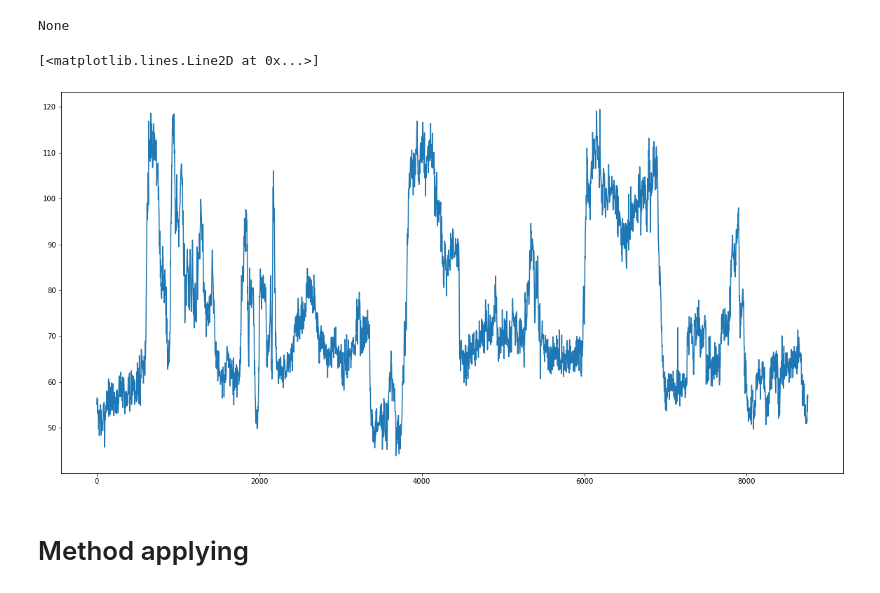
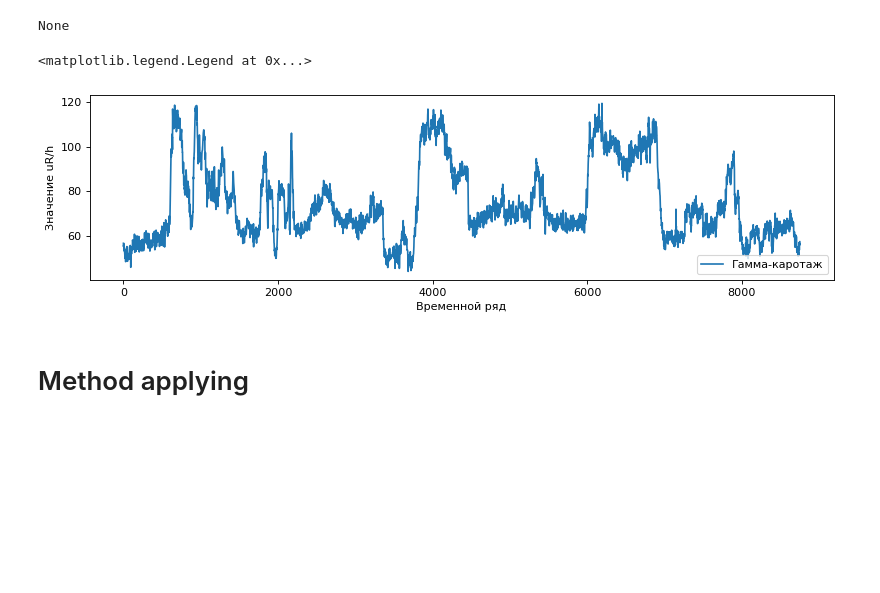
Before and after one commit to GishB/DirectionalDrillingChangePointDetection, a Jupyter notebook: experiments/1-D_Kalman_filter_experiment_local_data.ipynb, the cells around one changed output. Cells and saved outputs as stored; diff of their text form; code cells hidden in the pictures; blank space fills up the shorter version.

```diff
--- a/experiments/1-D_Kalman_filter_experiment_local_data.ipynb
+++ b/experiments/1-D_Kalman_filter_experiment_local_data.ipynb
@@ -85,8 +109,12 @@ None
 # %%
-plt.plot(time_series_test)
+figure(figsize=(12, 3), dpi=80)
+plt.plot(time_series_test, label='Гамма-каротаж')
+plt.xlabel("Временной ряд")
+plt.ylabel("Значение uR/h")
+plt.legend(loc='lower right')
 # %% [output]
-[<matplotlib.lines.Line2D at 0x...>]
+<matplotlib.legend.Legend at 0x...>
-[figure, old version]
+[figure, new version]
 # %% [markdown]
 # Method applying
 # %%
```
Also changed, not shown: parts of 30 cells of this notebook, 3 other files.
